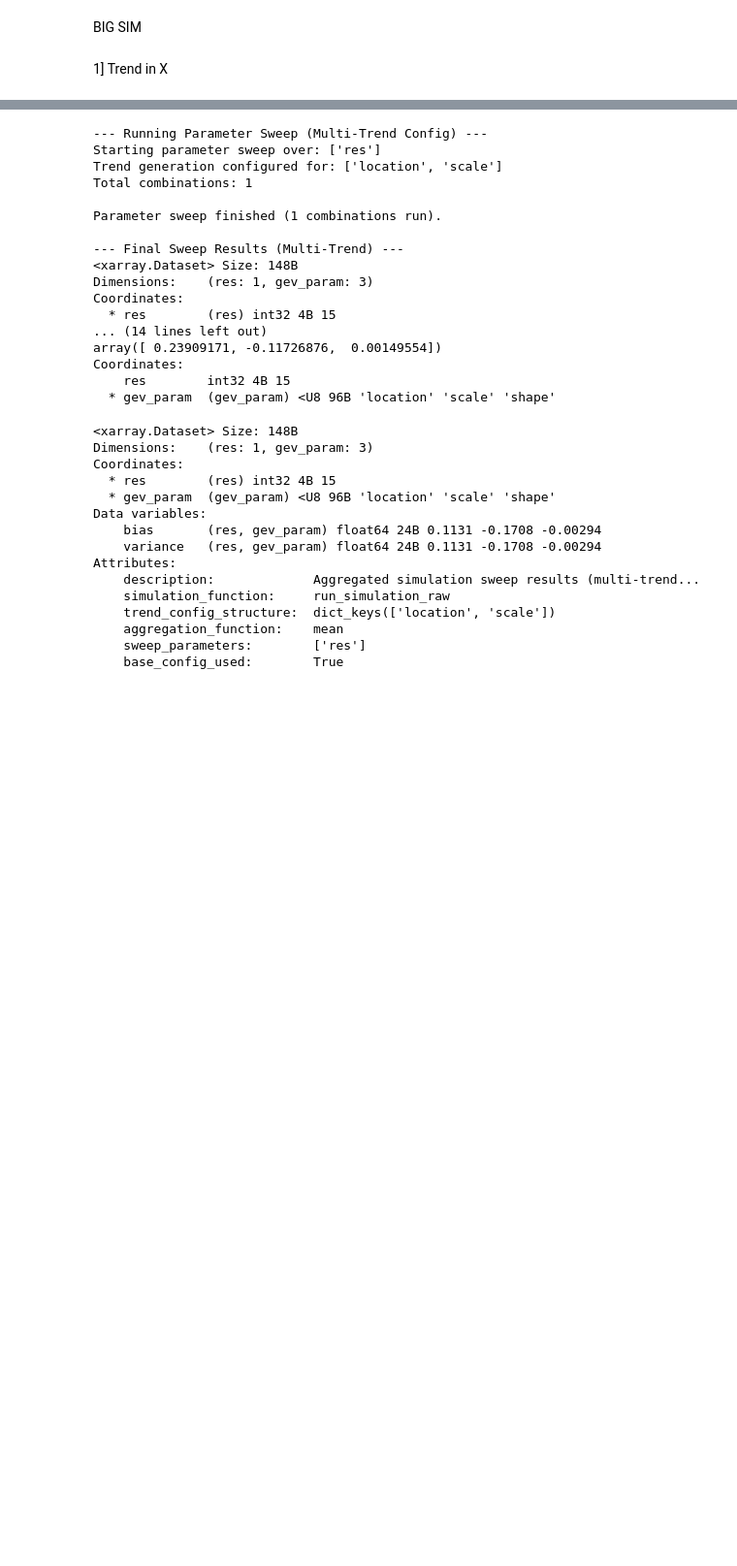
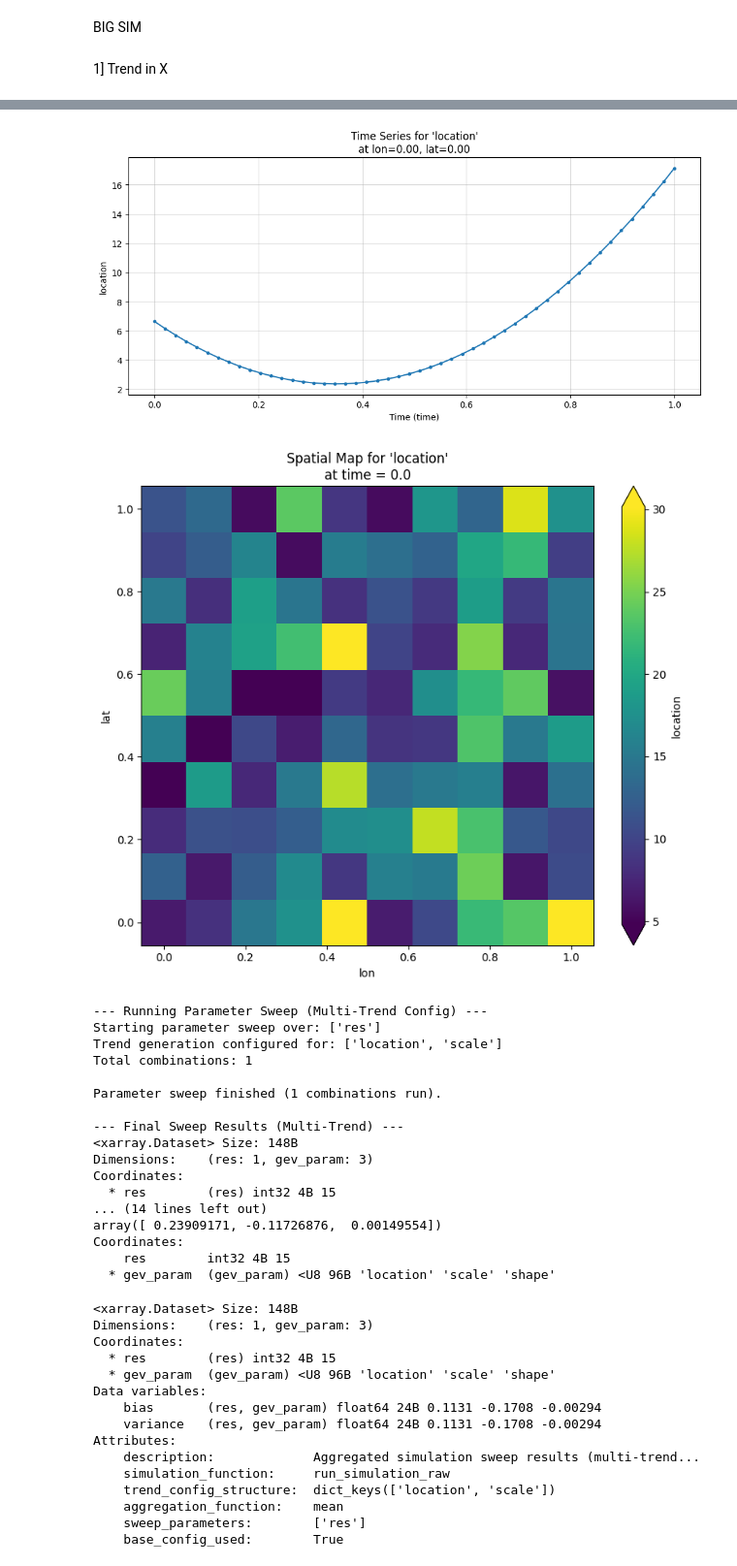
Before and after one commit to RPGSynth/EVT_Univariate, a Jupyter notebook: EVT_Classes/simulations.ipynb, the cells around one changed output, grey strips where cells are left out. Shown at 97% size. Cells and saved outputs as stored; diff of their text form; code cells hidden in the pictures; blank space fills up the shorter version.

```diff
--- a/EVT_Classes/simulations.ipynb
+++ b/EVT_Classes/simulations.ipynb
@@ -771,7 +771,7 @@ def reconstruct_xarray_from_flat(
 
     # --- Reconstruct each parameter ---
     reconstructed_params = {}
-    param_names = ['prediction_loc', 'prediction_scale', 'prediction_shape']
+    param_names = ['location', 'scale', 'shape']
 
     for i, param_name in enumerate(param_names):
         # Extract the flattened data for this parameter: shape (T, S)
@@ -1325,3 +1442,10 @@ Simulation produced no results.
+# %%
+#plot_map(b, var_name="location")
+plot_time(v+b**2, var_name="location")
+plot_map(v+b**2, var_name="location")
+# %% [output]
+[figure, added]
+[figure, added]
 # %%
 def run_simulation_sweep_agg(
     sim_func_raw: Callable, # e.g., run_simulation_raw (needs adaptation)
```
Also changed, not shown: parts of 3 cells of this notebook, 1 other file.
